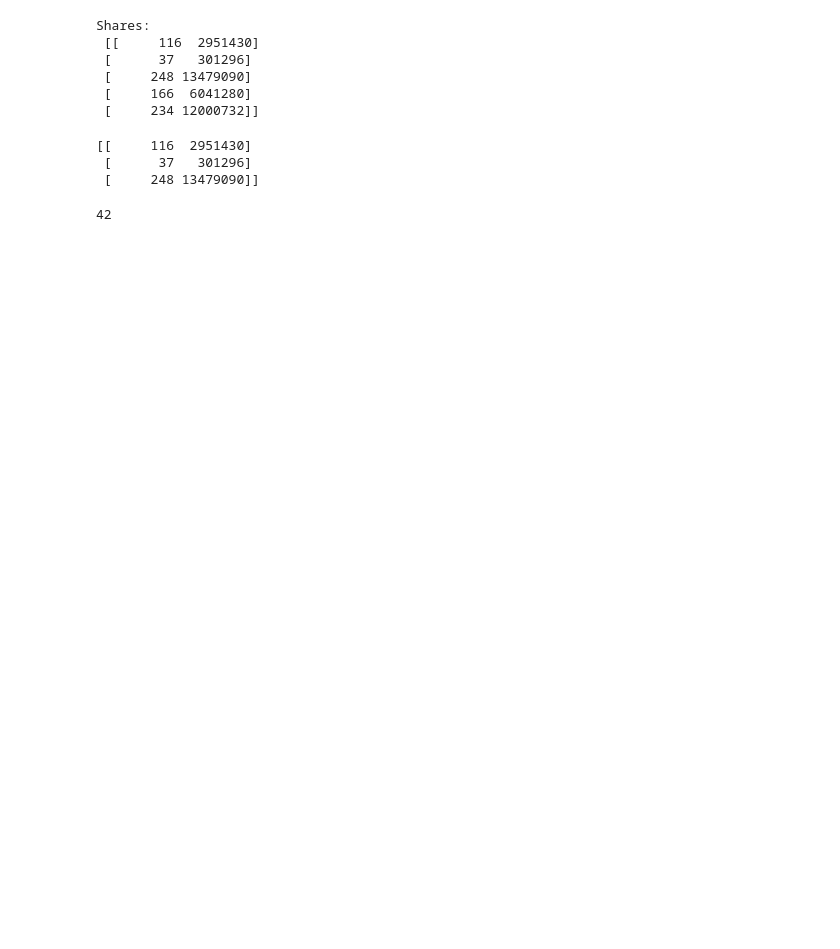
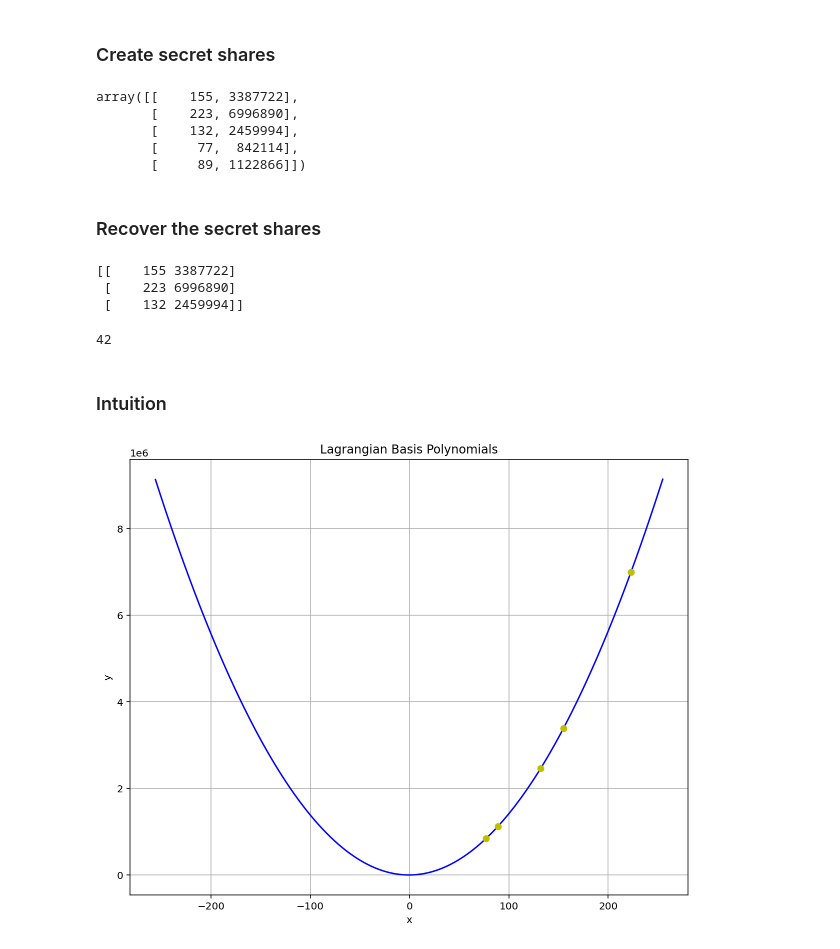
Before and after one commit to rfdickerson/algorithms, a Jupyter notebook: shamir.ipynb, the cells around one changed output. Drawn from its saved outputs; the diff is of its cells as text; code cells hidden in the pictures; blank space fills up the shorter version.

Commit message:
Add a plot

```diff
--- a/shamir.ipynb
+++ b/shamir.ipynb
@@ -6,13 +20,12 @@ from numpy.random import default_rng
+# %% [markdown]
+### Create secret shares
 # %%
+# Choose a maximum coefficient size
 FIELD_SIZE = 256
-def create_shares(secret: int, n: int, t: int):
-    """Shamir's Secret Sharing
 
-    :param secret: secret that you want secured
-    :param n: total number of shares
-    :param t: threshold of required number of shares to break
-    :return:
-    """
+
+def shamirs_create_shares(secret: int, n: int, t: int):
+
     rng = default_rng()
 
     # create a new polynomial degree t-1
@@ -27,28 +40,50 @@ def create_shares(secret: int, n: int, t: int):
 
     return np.column_stack(( x, y ))
 
-shares = create_shares(42, 5, 3)
+secret = 42
+num_shares = 5
+num_threshold = 3
 
-print(f"Shares:\n {shares}")
+shares = shamirs_create_shares(secret, num_shares, num_threshold)
+
+display(shares)
 # %% [output]
-Shares:
- [[     116  2951430]
- [      37   301296]
- [     248 13479090]
- [     166  6041280]
- [     234 12000732]]
+array([[    155, 3387722],
+       [    223, 6996890],
+       [    132, 2459994],
+       [     77,  842114],
+       [     89, 1122866]])
+# %% [markdown]
+### Recover the secret shares
 # %%
-trimmed_shares = shares[0:3]
+trimmed_shares = shares[0:num_threshold]
 print(trimmed_shares)
 
-def reconstruct(shares) -> int:
+def shamirs_reconstruct_secret(shares) -> int:
     x, y = shares[:,0], shares[:,1]
     f = lagrange(x, y)
     return round(f[0])
 
-reconstruct(trimmed_shares)
+shamirs_reconstruct_secret(trimmed_shares)
 # %% [output]
-[[     116  2951430]
- [      37   301296]
- [     248 13479090]]
+[[    155 3387722]
+ [    223 6996890]
+ [    132 2459994]]
 42
+# %% [markdown]
+### Intuition
+# %%
+x, y = shares[:,0], shares[:,1]
+f = lagrange(x, y)
+
+x_new = np.arange(-256, 256, 1)
+
+fig = plt.figure(figsize = (10, 8))
+plt.title('Lagrangian Basis Polynomials')
+plt.plot(x_new, f(x_new), 'b', x, y, 'yo')
+plt.grid()
+plt.xlabel('x')
+plt.ylabel('y')
+plt.show()
+# %% [output]
+[figure, added]
```
Also changed, not shown: parts of 4 cells of this notebook.
